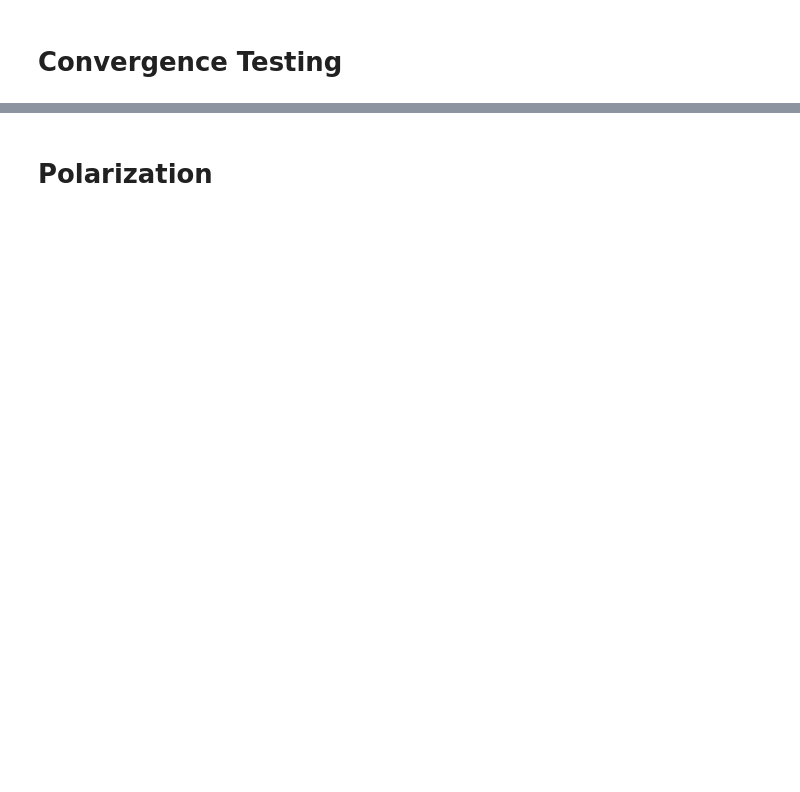
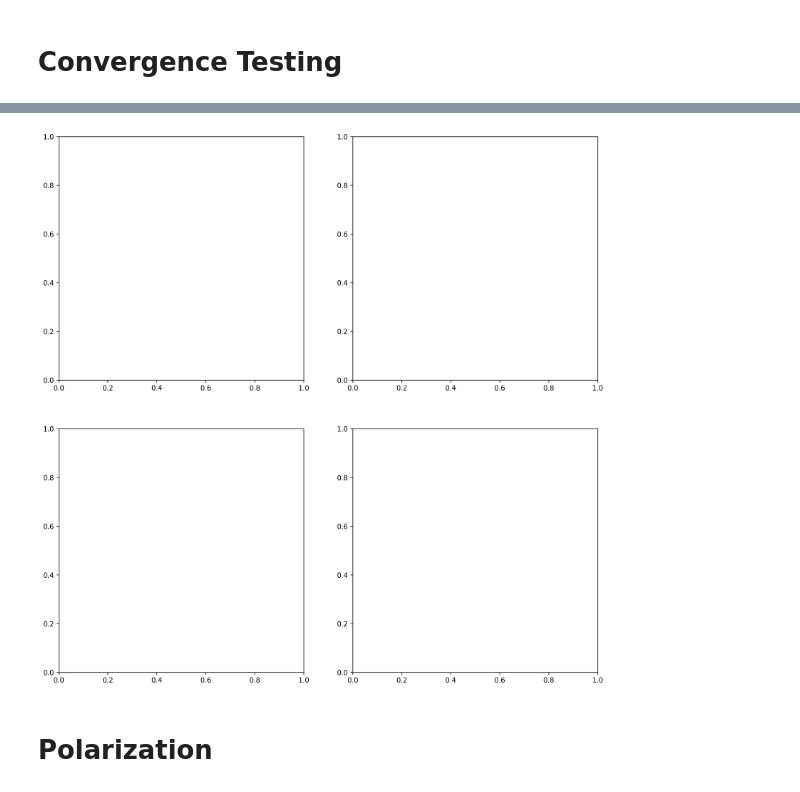
Before and after one commit to e4m8ch/sp-lt-pv, a Jupyter notebook: scripts/data_analysis.ipynb, the cells around one changed output, grey strips where cells are left out. Saved outputs shown, nothing was run; the diff lists cells and outputs as text; code cells hidden in the pictures; blank space fills up the shorter version.

Commit message:
Update to abs data

```diff
--- a/scripts/data_analysis.ipynb
+++ b/scripts/data_analysis.ipynb
@@ -66,5 +85,34 @@ plt.show()
 # Create dataframe with the convergence data
 df_con = pd.read_excel(path, sheet_name="Convergence")
 
-df_con.head(5)
+# Data cleanup
+
+df_global_mesh = df_con.filter(like="GlobalMesh").copy()
+df_global_mesh.dropna(axis=0, inplace=True)
+df_global_mesh.columns = df_global_mesh.columns.str.replace("GlobalMesh_", "", regex=False)
+df_global_mesh.columns = df_global_mesh.columns.str.replace("Y", "Jph", regex=False)
+
+df_PML = df_con.filter(like="PML").copy()
+df_PML.columns = df_PML.columns.str.replace("PML_", "", regex=False)
+df_PML.columns = df_PML.columns.str.replace("X", "", regex=False)
+df_PML.columns = df_PML.columns.str.replace("Y", "Jph", regex=False)
+
+df_xy_mesh = df_con.filter(like="XYMesh").copy()
+df_xy_mesh.dropna(axis=0, inplace=True)
+df_xy_mesh.columns = df_xy_mesh.columns.str.replace("XYMesh_", "", regex=False)
+df_xy_mesh.columns = df_xy_mesh.columns.str.replace("Y", "Jph", regex=False)
+
+df_z_mesh = df_con.filter(like="ZMesh").copy()
+df_z_mesh.dropna(axis=0, inplace=True)
+df_z_mesh.columns = df_z_mesh.columns.str.replace("ZMesh_", "", regex=False)
+df_z_mesh.columns = df_z_mesh.columns.str.replace("Y", "Jph", regex=False)
+
+# Plotting the data
+# ------------------------------------------------------------------
+
+# Create a 2x2 grid of subplots
+fig, axes = plt.subplots(2, 2, figsize=(14, 14), dpi=300)
+
+# Flatten axes (so you can unpack them easily)
+gb, pml, xy, z = axes.flatten()
 # %% [output]
@@ -77,3 +119,4 @@ df_con.head(5)
+[figure, added]
 # %% [markdown]
 # Polarization
 # %%
```
Also changed, not shown: parts of 2 cells of this notebook.
